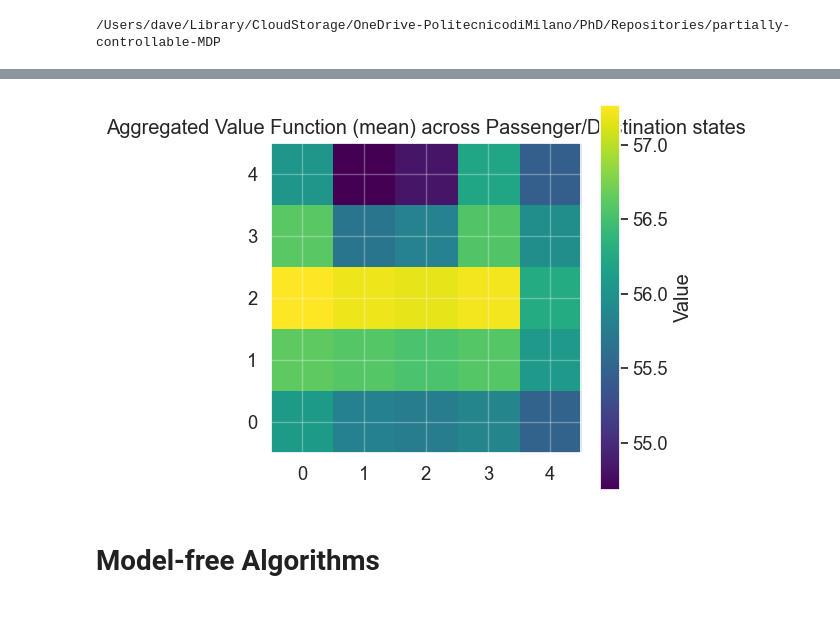
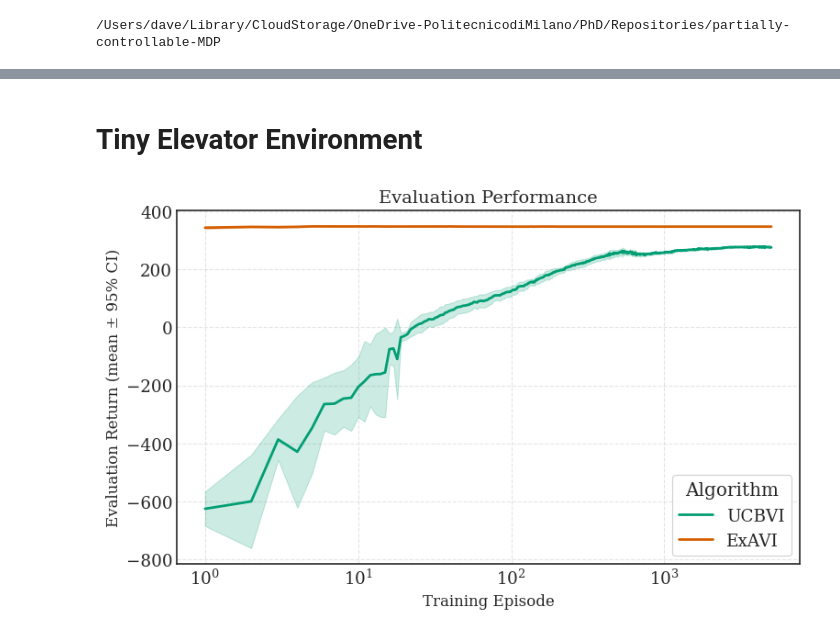
Before and after one commit to Daveonwave/partially-controllable-MDP, a Jupyter notebook: notebooks/learning_curves.ipynb, the cells around one changed output, grey strips where cells are left out. Drawn from its saved outputs; the diff is of its cells as text; code cells hidden in the pictures.

```diff
--- a/notebooks/learning_curves.ipynb
+++ b/notebooks/learning_curves.ipynb
@@ -341,15 +426,13 @@ plot_seed_curves(res, algo='exavi', tick_step=1000)
 # %%
-import pickle
+#import pickle
 
-with open("logs/results/taxi/10seeds/ucbvi/2025-11-08_17-16-01/6/world_models.pkl", "rb") as f:
-    data = pickle.load(f)
+#with open("logs/results/taxi/10seeds/ucbvi/2025-11-08_17-16-01/6/world_models.pkl", "rb") as f:
+#    data = pickle.load(f)
 
-V = data["V"]
-N_sa = data["N_sa"]
+#V = data["V"]
+#N_sa = data["N_sa"]
 
-plot_taxi_V_spatial(V)
+#plot_taxi_V_spatial(V)
 #plot_taxi_Nsa_spatial(N_sa)
-# %% [output]
-[figure, removed]
 # %% [markdown]
-# Model-free Algorithms
+# Tiny Elevator Environment
@@ -355,0 +453,4 @@ plot_taxi_V_spatial(V)
+# %%
+plot_learning_curves(res, tick_step=2000, logscale=True)
+# %% [output]
+[figure, added]
```
Also changed, not shown: parts of 36 cells of this notebook, 37 other files.
